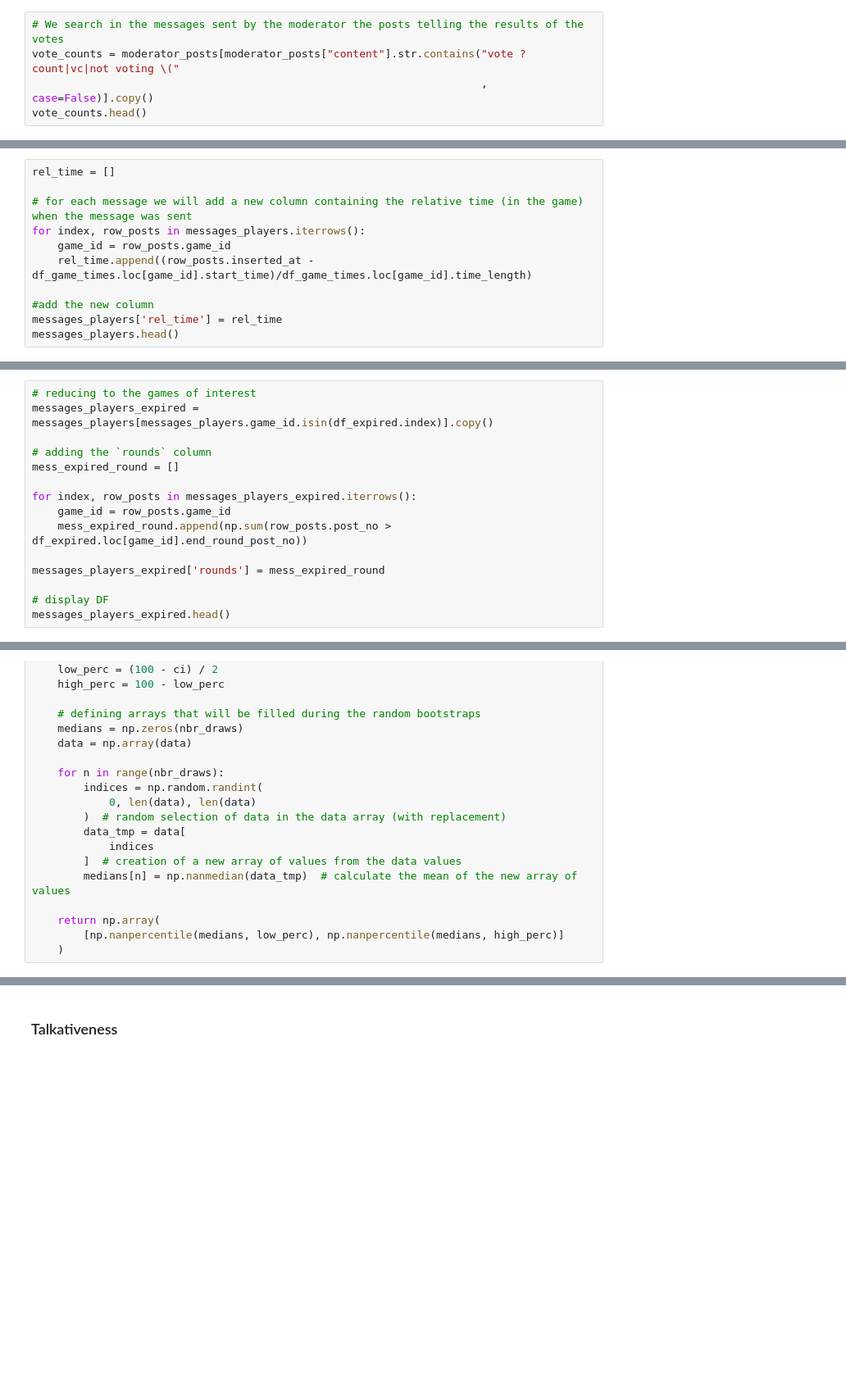
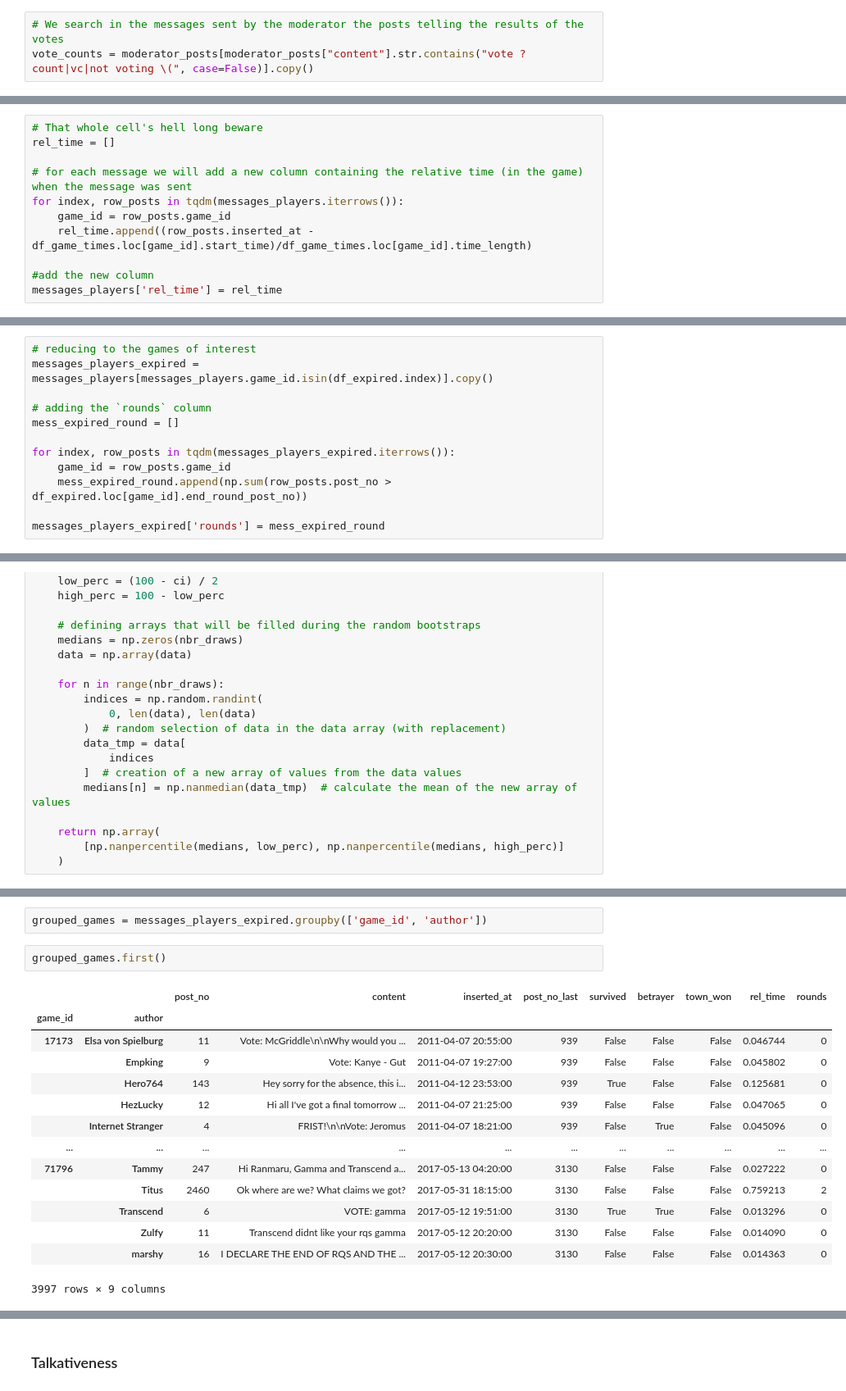
Before and after one commit to epfl-ada/ada-2020-project-milestone-p3-p3_bamboozled-gang, a Jupyter notebook: project_report.ipynb, the cells around one changed output, grey strips where cells are left out. Shown: that part at 82% size. Cells and saved outputs as stored; diff of their text form; blank space fills up the shorter version.

```diff
--- a/project_report.ipynb
+++ b/project_report.ipynb
@@ -216,6 +239,4 @@ After the game is over, players often start talking about what happened during t
 First of all, we will search in the messages sent by the moderator for all those that give the result of a vote. Indeed, a game ends with the elimination of a player leading to the victory of one of the two sides (["the good guys" or "the bad guys"](https://www.youtube.com/watch?v=gDIlTlkOBYc) depending on how you see things).
 # %%
 # We search in the messages sent by the moderator the posts telling the results of the votes
-vote_counts = moderator_posts[moderator_posts["content"].str.contains("vote ?count|vc|not voting \("
-                                                                      , case=False)].copy()
-vote_counts.head()
+vote_counts = moderator_posts[moderator_posts["content"].str.contains("vote ?count|vc|not voting \(", case=False)].copy()
@@ -367,13 +388,13 @@ df_game_times.head()
 # %% [markdown]
 These information can then be used to normalize the timestamp of each message with relation to its game.
 # %%
+# That whole cell's hell long beware
 rel_time = []
 
 # for each message we will add a new column containing the relative time (in the game) when the message was sent
-for index, row_posts in messages_players.iterrows():
+for index, row_posts in tqdm(messages_players.iterrows()):
     game_id = row_posts.game_id
     rel_time.append((row_posts.inserted_at - df_game_times.loc[game_id].start_time)/df_game_times.loc[game_id].time_length)
 
 #add the new column
 messages_players['rel_time'] = rel_time
-messages_players.head()
@@ -478,11 +499,8 @@ messages_players_expired = messages_players[messages_players.game_id.isin(df_exp
 # adding the `rounds` column
 mess_expired_round = []
 
-for index, row_posts in messages_players_expired.iterrows():
+for index, row_posts in tqdm(messages_players_expired.iterrows()):
     game_id = row_posts.game_id
     mess_expired_round.append(np.sum(row_posts.post_no > df_expired.loc[game_id].end_round_post_no))
 
 messages_players_expired['rounds'] = mess_expired_round
-
-# display DF
-messages_players_expired.head()
@@ -587,0 +616,19 @@ def bootstrap_CI_median(data, nbr_draws=1000, ci=95):
+# %%
+grouped_games = messages_players_expired.groupby(['game_id', 'author'])
+# %%
+grouped_games.first()
+# %% [output]
+|  |  | post_no | content | inserted_at | post_no_last | survived | betrayer | town_won | rel_time | rounds |
+| game_id | author |  |  |  |  |  |  |  |  |  |
+| 17173 | Elsa von Spielburg | 11 | Vote: McGriddle\n\nWhy would you ... | 2011-04-07 20:55:00 | 939 | False | False | False | 0.046744 | 0 |
+|  | Empking | 9 | Vote: Kanye - Gut | 2011-04-07 19:27:00 | 939 | False | False | False | 0.045802 | 0 |
+|  | Hero764 | 143 | Hey sorry for the absence, this i... | 2011-04-12 23:53:00 | 939 | True | False | False | 0.125681 | 0 |
+|  | HezLucky | 12 | Hi all I've got a final tomorrow ... | 2011-04-07 21:25:00 | 939 | False | False | False | 0.047065 | 0 |
+|  | Internet Stranger | 4 | FRIST!\n\nVote: Jeromus | 2011-04-07 18:21:00 | 939 | False | True | False | 0.045096 | 0 |
+| ... | ... | ... | ... | ... | ... | ... | ... | ... | ... | ... |
+| 71796 | Tammy | 247 | Hi Ranmaru, Gamma and Transcend a... | 2017-05-13 04:20:00 | 3130 | False | False | False | 0.027222 | 0 |
+|  | Titus | 2460 | Ok where are we? What claims we got? | 2017-05-31 18:15:00 | 3130 | False | False | False | 0.759213 | 2 |
+|  | Transcend | 6 | VOTE: gamma | 2017-05-12 19:51:00 | 3130 | True | True | False | 0.013296 | 0 |
+|  | Zulfy | 11 | Transcend didnt like your rqs gamma | 2017-05-12 20:20:00 | 3130 | False | False | False | 0.014090 | 0 |
+|  | marshy | 16 | I DECLARE THE END OF RQS AND THE ... | 2017-05-12 20:30:00 | 3130 | False | False | False | 0.014363 | 0 |
+3997 rows × 9 columns
```
Also changed, not shown: parts of 97 cells of this notebook, 2 other files.
